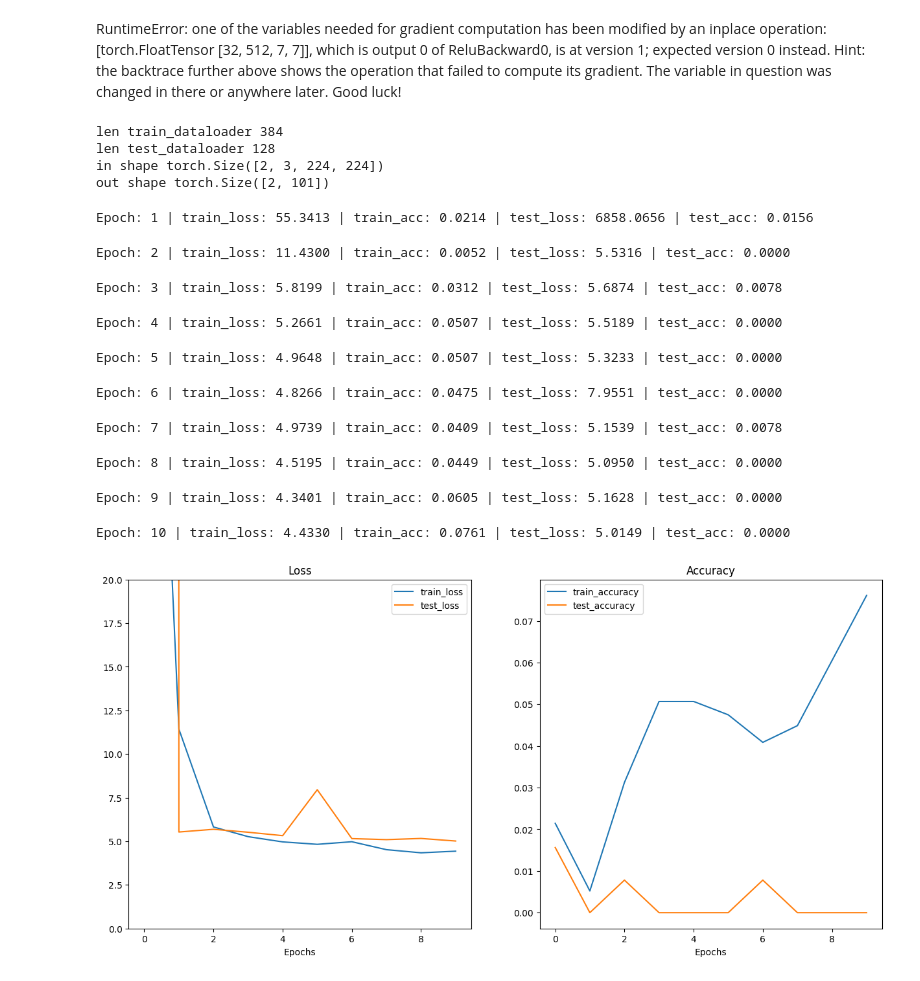
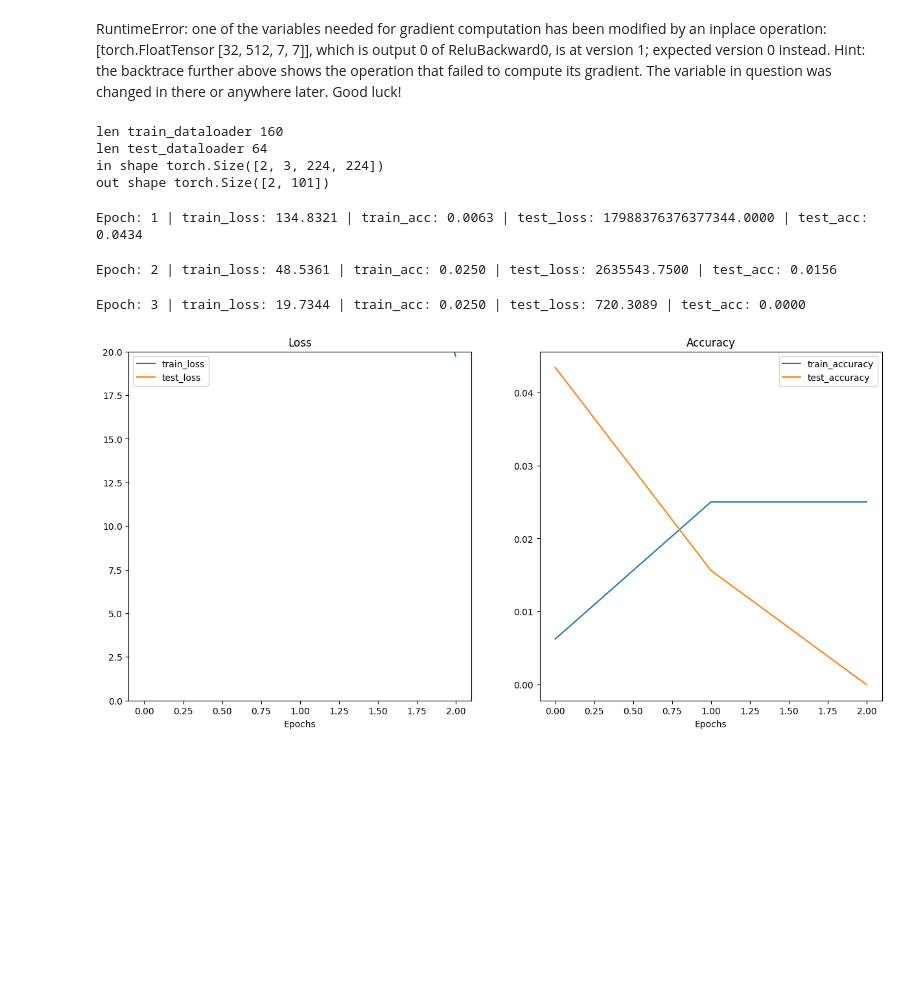
Before and after one commit to Machmurka/UnderstandingDeepLearning, a Jupyter notebook: Learn PyTorch for Deep Learning/ResNet18layers.ipynb, the cells around one changed output. Saved outputs shown, nothing was run; the diff lists cells and outputs as text; code cells hidden in the pictures; blank space fills up the shorter version.

```diff
--- a/Learn PyTorch for Deep Learning/ResNet18layers.ipynb
+++ b/Learn PyTorch for Deep Learning/ResNet18layers.ipynb
@@ -132,7 +34,7 @@ class Data():
         )
         indices = list(range(len(self.train_data_full)))
         np.random.shuffle(indices)
-        split_idx = int(len(indices) * 0.005)
+        split_idx = int(len(indices) * 0.002)
         self.train_data = Subset(self.train_data_full, indices[:split_idx])
 
         self.test_data_full=datasets.Food101(
@@ -149,7 +51,7 @@ class Data():
 
         indices = list(range(len(self.test_data_full)))
         np.random.shuffle(indices)
-        split_idx = int(len(indices) * 0.005)
+        split_idx = int(len(indices) * 0.002)
         self.test_data = Subset(self.test_data_full, indices[:split_idx])
 
 
@@ -160,7 +62,7 @@ class Data():
         self.train_dataloader=DataLoader(self.train_data,batch_size=BATCH_SIZE,shuffle=True)
         self.test_dataloader=DataLoader(self.test_data,batch_size=BATCH_SIZE,shuffle=False)
 # %%
-def train_step(model,optimizer,loss_fn,data:CustomDataTest):
+def train_step(model,optimizer,loss_fn,data:Data):
 
     model.train()
     train_loss,train_acc=0,0
@@ -185,7 +87,7 @@ def train_step(model,optimizer,loss_fn,data:CustomDataTest):
     train_acc=train_acc/len(data.train_dataloader)
     return train_loss,train_acc
 
-def test_step(model,loss_fn,data:CustomDataTest):
+def test_step(model,loss_fn,data:Data):
     model.eval()
     test_loss,test_acc=0,0
 
@@ -204,7 +106,7 @@ def test_step(model,loss_fn,data:CustomDataTest):
 
     return test_loss,test_acc
 
-def Totrain(model,data:CustomDataTest,optimizer,loss_fn,epochs:int):
+def Totrain(model,data:Data,optimizer,loss_fn,epochs:int):
     results={"train_loss":[],
              "train_acc" :[],
              "test_loss":[],
@@ -387,37 +289,30 @@ class ResNet18(nn.Module):
 # %%
 data=Data()
 train_features_batch, train_labels_batch = next(iter(data.train_dataloader))
 print(f"len train_dataloader {len(data.train_dataloader)*32}")
 print(f"len test_dataloader {len(data.test_dataloader)*32}")
 
 
 
 net=ResNet18(SimpleResNetblock,3,len(data.classes),[3,4,6,3])
 x=torch.randn(2,3,224,224)
 print(f"in shape {x.shape}")
 
 y=net(x)
 print(f"out shape {y.shape}")
 
 
 net_optimizer=torch.optim.SGD(net.parameters(),lr=0.1)
 net_loss_fn=nn.CrossEntropyLoss()
-res=Totrain(net,data,net_optimizer,net_loss_fn,10)
+res=Totrain(net,data,net_optimizer,net_loss_fn,3)
 
 plot_loss_curves(res)
 # %% [output]
-len train_dataloader 384
-len test_dataloader 128
+len train_dataloader 160
+len test_dataloader 64
 in shape torch.Size([2, 3, 224, 224])
 out shape torch.Size([2, 101])
-Epoch: 1 | train_loss: 55.3413 | train_acc: 0.0214 | test_loss: 6858.0656 | test_acc: 0.0156
+Epoch: 1 | train_loss: 134.8321 | train_acc: 0.0063 | test_loss: 17988376376377344.0000 | test_acc: 0.0434
-Epoch: 2 | train_loss: 11.4300 | train_acc: 0.0052 | test_loss: 5.5316 | test_acc: 0.0000
+Epoch: 2 | train_loss: 48.5361 | train_acc: 0.0250 | test_loss: 2635543.7500 | test_acc: 0.0156
-Epoch: 3 | train_loss: 5.8199 | train_acc: 0.0312 | test_loss: 5.6874 | test_acc: 0.0078
+Epoch: 3 | train_loss: 19.7344 | train_acc: 0.0250 | test_loss: 720.3089 | test_acc: 0.0000
-Epoch: 4 | train_loss: 5.2661 | train_acc: 0.0507 | test_loss: 5.5189 | test_acc: 0.0000
-Epoch: 5 | train_loss: 4.9648 | train_acc: 0.0507 | test_loss: 5.3233 | test_acc: 0.0000
-Epoch: 6 | train_loss: 4.8266 | train_acc: 0.0475 | test_loss: 7.9551 | test_acc: 0.0000
-Epoch: 7 | train_loss: 4.9739 | train_acc: 0.0409 | test_loss: 5.1539 | test_acc: 0.0078
-Epoch: 8 | train_loss: 4.5195 | train_acc: 0.0449 | test_loss: 5.0950 | test_acc: 0.0000
-Epoch: 9 | train_loss: 4.3401 | train_acc: 0.0605 | test_loss: 5.1628 | test_acc: 0.0000
-Epoch: 10 | train_loss: 4.4330 | train_acc: 0.0761 | test_loss: 5.0149 | test_acc: 0.0000
-[figure, old version]
+[figure, new version]
```
Also changed, not shown: parts of 2 cells of this notebook.
